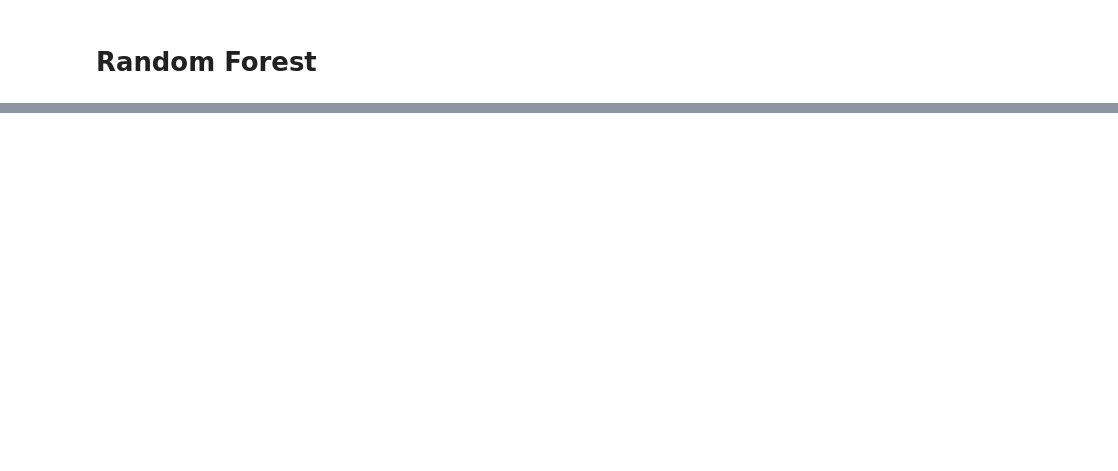
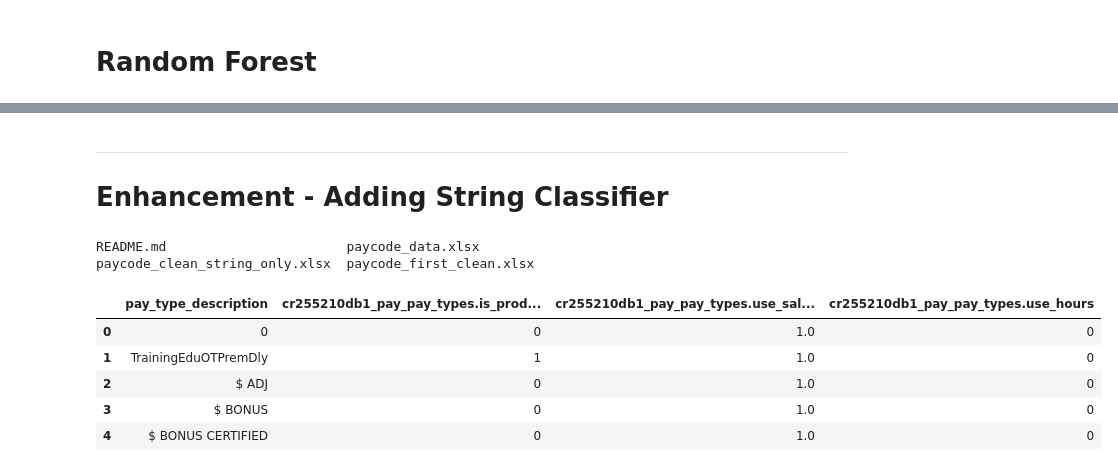
Before and after one commit to ChangyuYan/Paytype-Classifier, a Jupyter notebook: Modeling/Random Forest.ipynb, the cells around one changed output, grey strips where cells are left out. Drawn from its saved outputs; the diff is of its cells as text; code cells hidden in the pictures; blank space fills up the shorter version.

Commit message:
added string classifier

```diff
--- a/Modeling/Random Forest.ipynb
+++ b/Modeling/Random Forest.ipynb
@@ -245,0 +251,19 @@ RandomForest_is_productive.pkl  RandomForest_use_salaries.pkl
+# %% [markdown]
+-----
+
+# Enhancement - Adding String Classifier
+# %%
+ls data
+# %% [output]
+README.md                       paycode_data.xlsx
+paycode_clean_string_only.xlsx  paycode_first_clean.xlsx
+# %%
+pay_type_des_df = pd.read_excel('data/paycode_clean_string_only.xlsx')
+pay_type_des_df.head()
+# %% [output]
+|  | pay_type_description | cr255210db1_pay_pay_types.is_prod... | cr255210db1_pay_pay_types.use_sal... | cr255210db1_pay_pay_types.use_hours |
+| 0 | 0 | 0 | 1.0 | 0 |
+| 1 | TrainingEduOTPremDly | 1 | 1.0 | 0 |
+| 2 | $ ADJ | 0 | 1.0 | 0 |
+| 3 | $ BONUS | 0 | 1.0 | 0 |
+| 4 | $ BONUS CERTIFIED | 0 | 1.0 | 0 |
```
Also changed, not shown: parts of 25 cells of this notebook, 2 other files.
